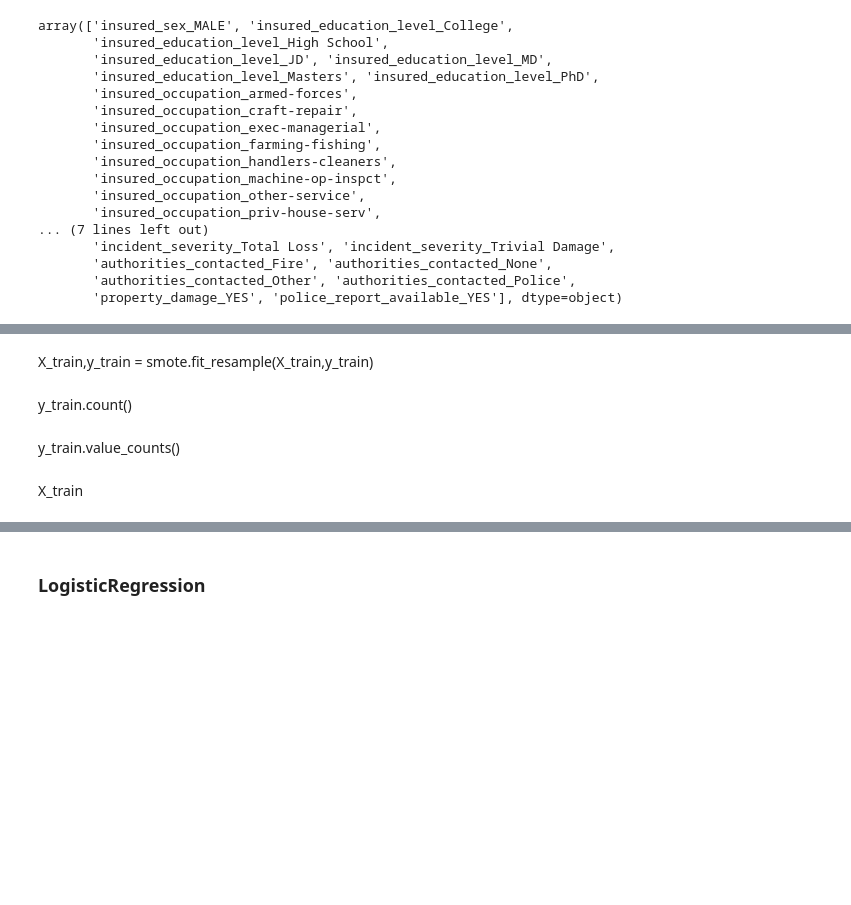
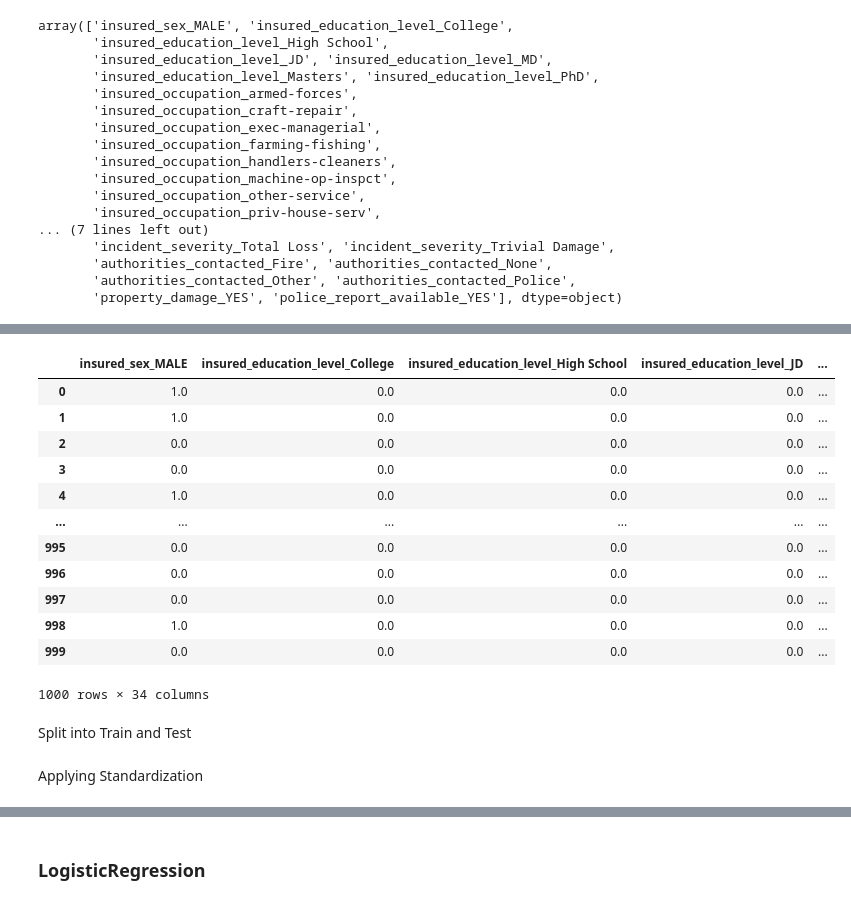
Before and after one commit to antopravingit/Auto-Insurance-Claim-Fraud-Detection, a Jupyter notebook: Fraud_detection_model.ipynb, the cells around one changed output, grey strips where cells are left out. Drawn from its saved outputs; the diff is of its cells as text; code cells hidden in the pictures; blank space fills up the shorter version.

```diff
--- a/Fraud_detection_model.ipynb
+++ b/Fraud_detection_model.ipynb
@@ -300,5 +246,5 @@ sns.countplot(data=df,x='auto_model',hue='fraud_reported',palette='bright')
 <AxesSubplot:xlabel='auto_model', ylabel='count'>
 [figure]
 # %%
-df['fraud_reported'] = pd.get_dummies(df['fraud_reported'],drop_first=True)
+df['fraud_reported'] = pd.get_dummies(df['fraud_reported'],drop_first=True,dtype=np.int64)
 # %%
@@ -459,8 +299,5 @@ from sklearn.preprocessing import OneHotEncoder
 # %%
 enc = OneHotEncoder(handle_unknown='ignore',drop='first')
-cat_enc_data_X_train=pd.DataFrame(enc.fit_transform(X_train[['insured_sex', 'insured_education_level', 'insured_occupation',
+cat_enc_data=pd.DataFrame(enc.fit_transform(df[['insured_sex', 'insured_education_level', 'insured_occupation',
        'incident_type', 'collision_type', 'incident_severity',
        'authorities_contacted', 'property_damage', 'police_report_available']]).toarray())
-
-##enc_data =enc.fit(X_train[['insured_sex', 'insured_education_level', 'insured_occupation','incident_type', 'collision_type', 'incident_severity','authorities_contacted', 'property_damage', 'police_report_available']]).toarray()
-##enc_data = enc.transform(X_train[['insured_sex', 'insured_education_level', 'insured_occupation','incident_type', 'collision_type', 'incident_severity','authorities_contacted', 'property_damage', 'police_report_available']]).toarray()
@@ -671,5 +323,0 @@ from sklearn.preprocessing import OneHotEncoder
-# %%
-enc = OneHotEncoder(handle_unknown='ignore',drop='first')
-cat_enc_data_X_test=pd.DataFrame(enc.fit_transform(X_test[['insured_sex', 'insured_education_level', 'insured_occupation',
-       'incident_type', 'collision_type', 'incident_severity',
-       'authorities_contacted', 'property_damage', 'police_report_available']]).toarray())
@@ -871,8 +324,18 @@ smote = SMOTE(random_state=42)
-# %% [markdown]
-X_train,y_train = smote.fit_resample(X_train,y_train)
-# %% [markdown]
-y_train.count()
-# %% [markdown]
-y_train.value_counts()
-# %% [markdown]
-X_train
+# %%
+cat_enc_data.columns = enc.get_feature_names_out()
+# %%
+cat_enc_data
+# %% [output]
+|  | insured_sex_MALE | insured_education_level_College | insured_education_level_High School | insured_education_level_JD | ... |
+| 0 | 1.0 | 0.0 | 0.0 | 0.0 | ... |
+| 1 | 1.0 | 0.0 | 0.0 | 0.0 | ... |
+| 2 | 0.0 | 0.0 | 0.0 | 0.0 | ... |
+| 3 | 0.0 | 0.0 | 0.0 | 0.0 | ... |
+| 4 | 1.0 | 0.0 | 0.0 | 0.0 | ... |
+| ... | ... | ... | ... | ... | ... |
+| 995 | 0.0 | 0.0 | 0.0 | 0.0 | ... |
+| 996 | 0.0 | 0.0 | 0.0 | 0.0 | ... |
+| 997 | 0.0 | 0.0 | 0.0 | 0.0 | ... |
+| 998 | 1.0 | 0.0 | 0.0 | 0.0 | ... |
+| 999 | 0.0 | 0.0 | 0.0 | 0.0 | ... |
+1000 rows × 34 columns
@@ -878,0 +346,2 @@ X_train
+# %% [markdown]
+Split into Train and Test
@@ -878,0 +350,2 @@ X_train
+# %% [markdown]
+Applying Standardization
```
Also changed, not shown: parts of 209 cells of this notebook, 2 other files.
